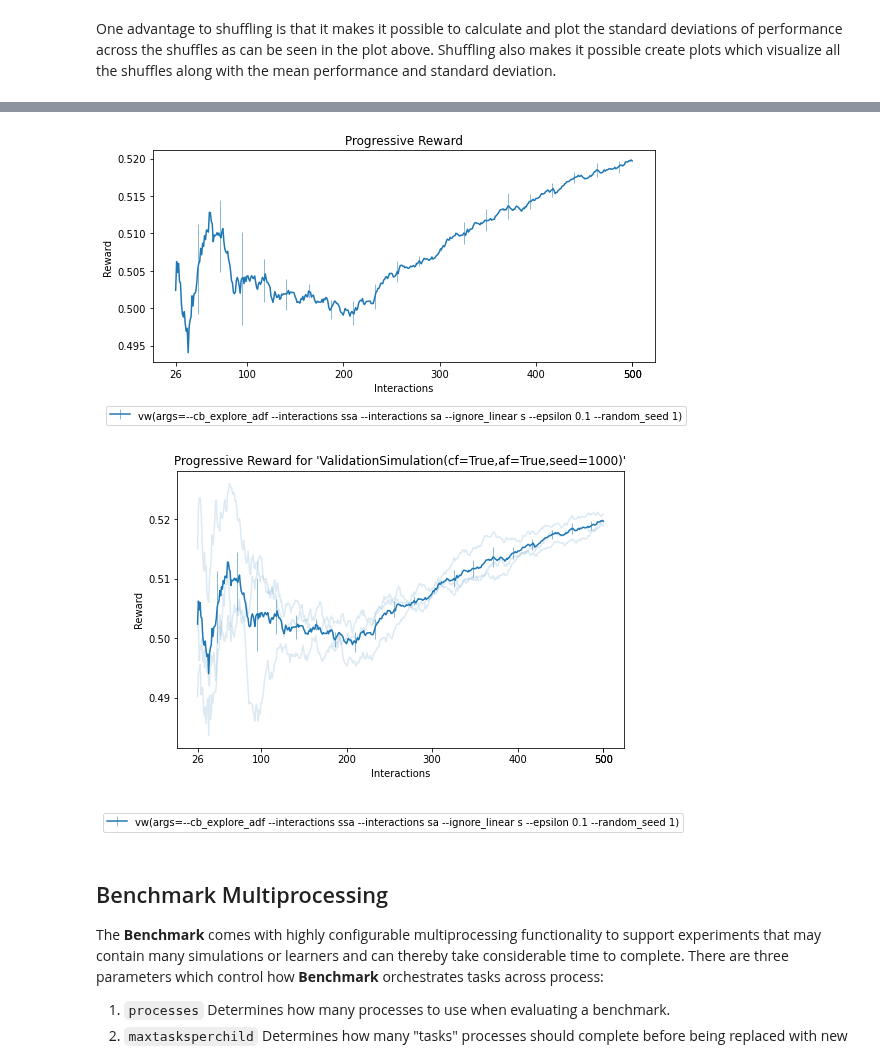
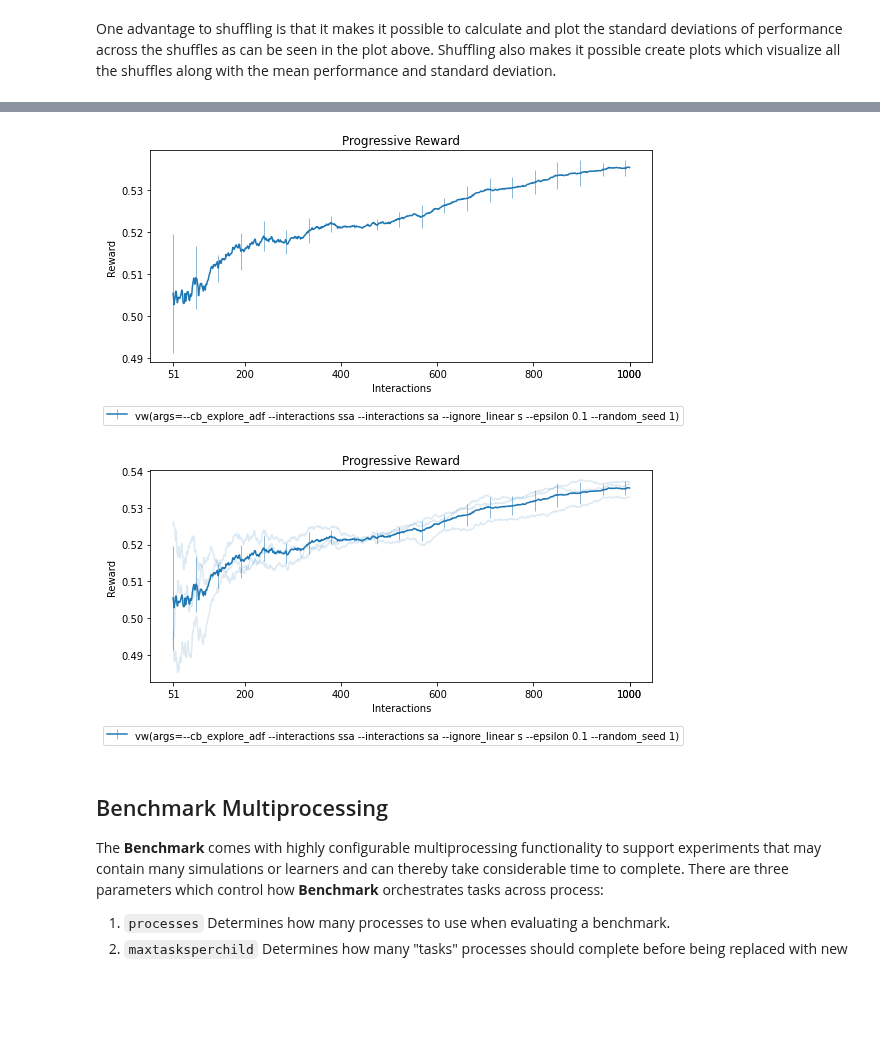
Before and after one commit to VowpalWabbit/coba, a Jupyter notebook: examples/notebooks/Benchmarks.ipynb, the cells around one changed output, grey strips where cells are left out. Cells and saved outputs as stored; diff of their text form; code cells hidden in the pictures; blank space fills up the shorter version.

Commit message:
Updated documentation to incorporate recent result interface changes.

```diff
--- a/examples/notebooks/Benchmarks.ipynb
+++ b/examples/notebooks/Benchmarks.ipynb
@@ -133,16 +141,17 @@ Benchmark(simulations, shuffle=seeds).evaluate(learners).plot_learners()
 # %% [markdown]
 One advantage to shuffling is that it makes it possible to calculate and plot the standard deviations of performance across the shuffles as can be seen in the plot above. Shuffling also makes it possible create plots which visualize all the shuffles along with the mean performance and standard deviation.
 # %%
+from coba.config      import CobaConfig,NoneLogger
 from coba.simulations import ValidationSimulation
 from coba.learners    import RandomLearner, VowpalLearner
 from coba.benchmarks  import Benchmark
 
-simulations = [ValidationSimulation()          ]
+simulations = [ValidationSimulation(1000)]
 learners    = [RandomLearner(), VowpalLearner()]
-seeds       = [1,2,3                           ]
+seeds       = [1,2,3]
 
-result = Benchmark(simulations, shuffle=seeds).evaluate(learners)
+result = Benchmark(simulations, shuffle=seeds, take=1000).evaluate(learners)
 
-result.plot_learners(learner_pattern="^vw.*")
-result.plot_shuffles(learner_pattern="^vw.*")
+result.filter_lrn(full_name="vw").plot_learners(err='sd')
+result.filter_lrn(full_name="vw").plot_learners(err='sd',obs=True)
 # %% [output]
@@ -160,5 +172,5 @@ result.plot_shuffles(learner_pattern="^vw.*")
-[figure, old version]
+[figure, new version]
-[figure, old version]
+[figure, new version]
 # %% [markdown]
 ## Benchmark Multiprocessing
 
```
Also changed, not shown: parts of 10 cells of this notebook, 3 other files.
